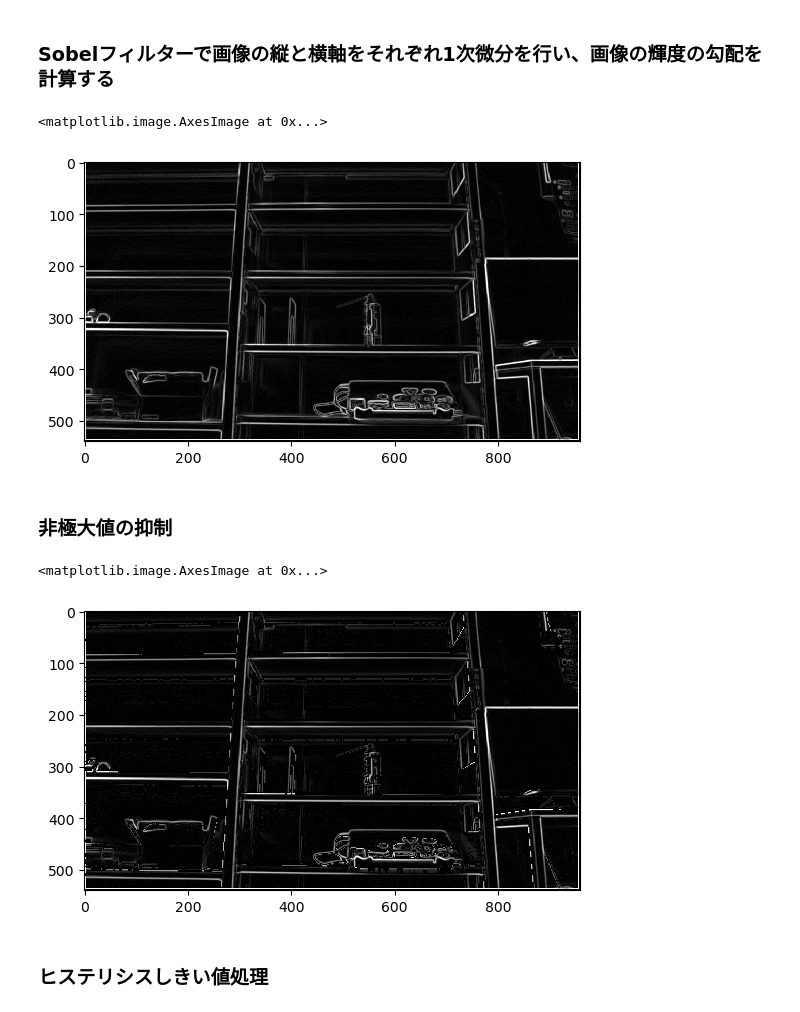
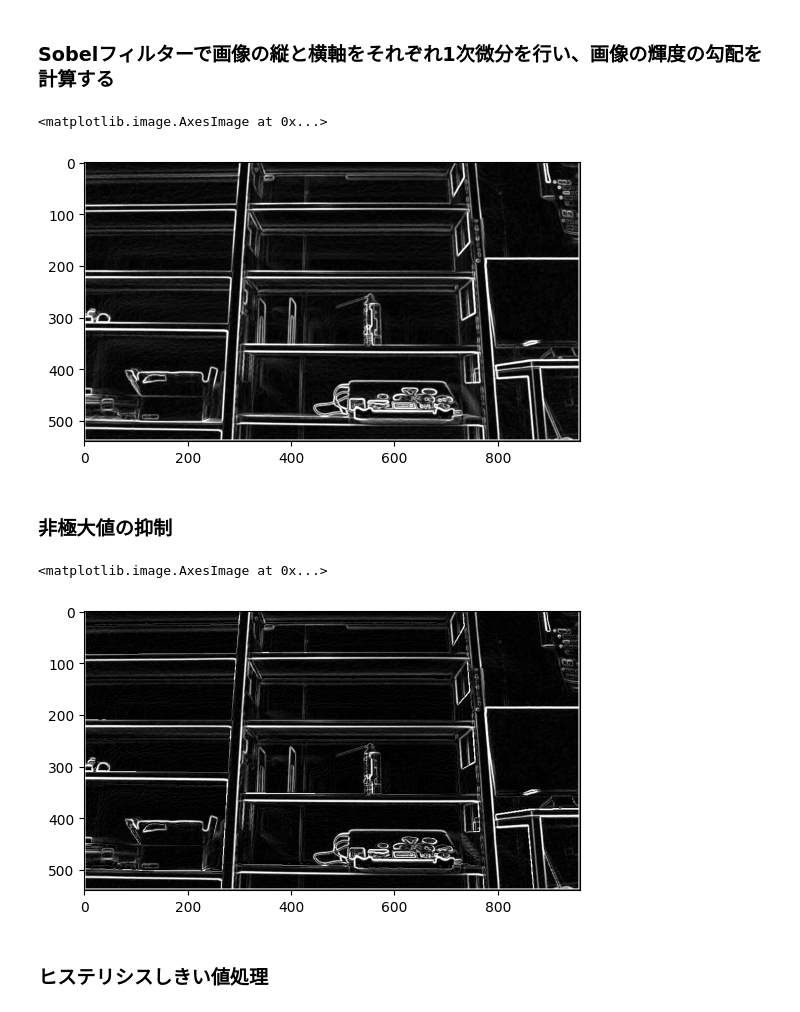
Before and after one commit to anhquan18/canny_edge_detection, a Jupyter notebook: canny_edge_detector.ipynb, the cells around one changed output. Drawn from its saved outputs; the diff is of its cells as text; code cells hidden in the pictures.

```diff
--- a/canny_edge_detector.ipynb
+++ b/canny_edge_detector.ipynb
@@ -39,0 +56,23 @@ plt.imshow(gray_image, cmap='gray', vmin=0.0, vmax=255.0)
+# %%
+# 手動で作るガウシアンフィルタは行列のそれぞれの
+# 要素に好きな値を調整する事が可能で、
+# ガウス分布のσ値をピッタリ中心点と行列の一番外に
+# あるの要素の間にある要素に、相当する値を簡単に
+# 代入出来る。
+#
+# 自動生成はそれぞれの要素に自動で値を入れられるが、
+# 行列の端にある要素にガウス分布の端の値が代入され
+# るとは限らない。なぜなら、要素の間にある物理距離は
+# 分布の値に直接反映されるからだ。
+
+# 中心: 5x5の標準偏差σ=10.3のガウシアンフィルタ
+gausian_filter = (np.array([[1,4,7,4,1],
+                           [4,16,26,16,4],
+                           [7,26,41,26,7],
+                           [4,16,26,16,4],
+                           [1,4,7,4,1]]))/273
+
+# サイズ5x5、σ=1.0のガウシアンフィルタを生成する
+gausian_filter = generate_gaussian_kernel(5, 1)
+
+print(gausian_filter)
@@ -61,25 +100,33 @@ plt.imshow(smooth_gray_image, cmap='gray', vmin=0.0, vmax=255.0)
 # %%
 sobel_row = np.array([[-1, 0, 1],
                      [-2, 0, 2],
                      [-1, 0, 1]])
 sobel_col = np.array([[-1, -2, -1],
                       [0, 0, 0],
                       [1, 2, 1]])
 
 image_gradient_intensity = np.zeros(smooth_gray_image.shape)
 image_gradient_angle = np.zeros(smooth_gray_image.shape)
 
 for row in range(1, img_height-1, 1):
     for col in range(1, img_width-1, 1):
         gradient_row = (smooth_gray_image[row-1:row+2, col-1:col+2] * sobel_row).sum()
         gradient_col = (smooth_gray_image[row-1:row+2, col-1:col+2] * sobel_col).sum()
+
         image_gradient_intensity[row, col] = np.sqrt(gradient_row**2 + gradient_col**2)
         image_gradient_angle[row, col] = np.arctan2(gradient_col, gradient_row)
 
+# 勾配の値をスケールする、大きな値がより大きくする
+gradient_scale = 2
+image_gradient_intensity *= gradient_scale
+
+# 255を超えた値を255にする
+image_gradient_intensity[(image_gradient_intensity > 255)] = 255
+
 plt.imshow(image_gradient_intensity, cmap='gray', vmin=0.0, vmax=255.0)
 # %% [output]
 <matplotlib.image.AxesImage at 0x...>
-[figure, old version]
+[figure, new version]
 # %% [markdown]
 ### 非極大値の抑制
 # %%
@@ -102,11 +149,11 @@ for row in range(1, img_height-1):
             if (image_gradient_intensity[row, col] < image_gradient_intensity[row-1, col+1]) or (image_gradient_intensity[row, col] < image_gradient_intensity[row+1, col-1]):
                 image_gradient_intensity[row, col] = 0.0
 
-plt.imsave('non-maxima-supp.jpg', image_gradient_intensity)
+#plt.imsave('non-maxima-supp.jpg', image_gradient_intensity)
 plt.imshow(image_gradient_intensity, cmap='gray', vmin=0.0, vmax=255.0)
 # %% [output]
 <matplotlib.image.AxesImage at 0x...>
-[figure, old version]
+[figure, new version]
 # %% [markdown]
 ### ヒステリシスしきい値処理
 # %%
```
Also changed, not shown: parts of 8 cells of this notebook.
